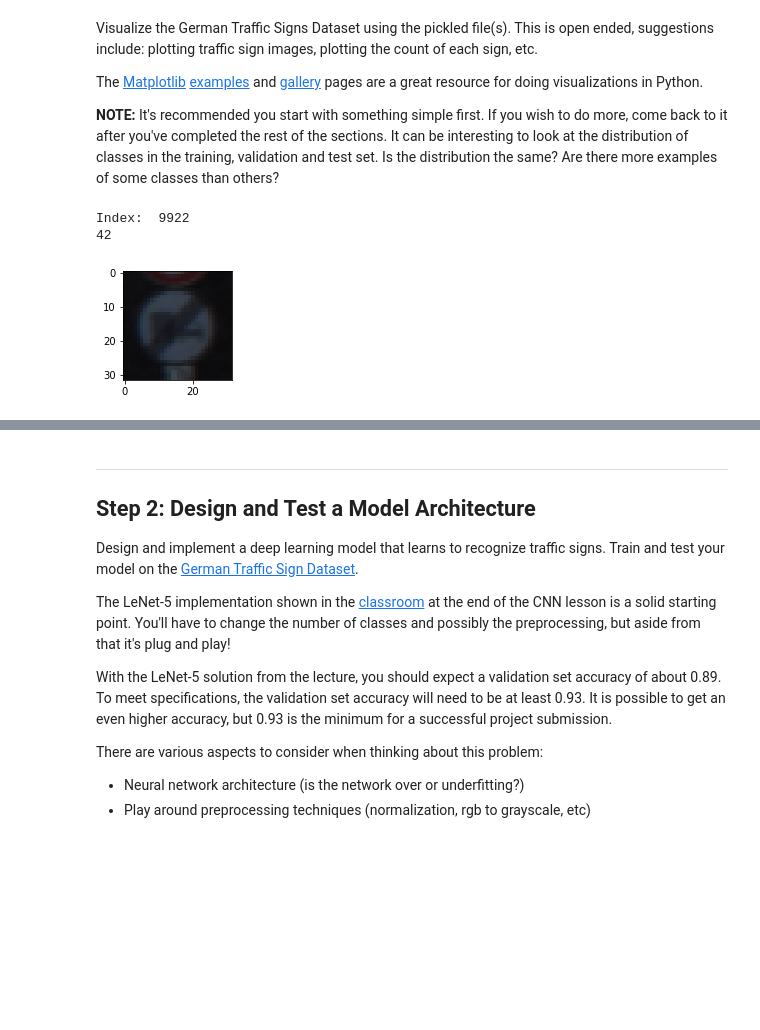
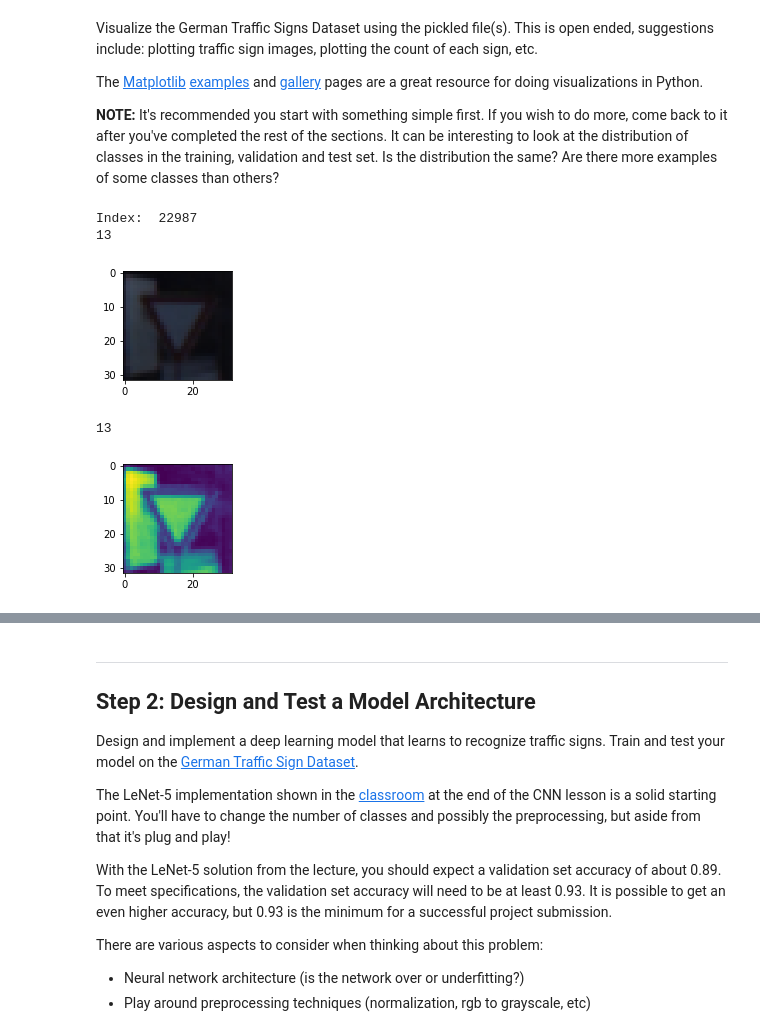
Before and after one commit to darshanj95/Traffic-Sign-Classifier, a Jupyter notebook: Traffic_Sign_Classifier.ipynb, the cells around one changed output, grey strips where cells are left out. Cells and saved outputs as stored; diff of their text form; code cells hidden in the pictures; blank space fills up the shorter version.

Commit message:
exploratory visualization

```diff
--- a/Traffic_Sign_Classifier.ipynb
+++ b/Traffic_Sign_Classifier.ipynb
@@ -25,9 +25,9 @@ import pickle
 
 # TODO: Fill this in based on where you saved the training and testing data
 
-training_file = "train.p"
-validation_file= "valid.p"
-testing_file = "test.p"
+training_file = "/Users/darshanjain/Documents/traffic-signs-data/train.p"
+validation_file= "/Users/darshanjain/Documents/traffic-signs-data/valid.p"
+testing_file = "/Users/darshanjain/Documents/traffic-signs-data/test.p"
 
 with open(training_file, mode='rb') as f:
     train = pickle.load(f)
@@ -92,3 +92,11 @@ Visualize the German Traffic Signs Dataset using the pickled file(s). This is op
 The [Matplotlib](http://matplotlib.org/) [examples](http://matplotlib.org/examples/index.html) and [gallery](http://matplotlib.org/gallery.html) pages are a great resource for doing visualizations in Python.
 
 **NOTE:** It's recommended you start with something simple first. If you wish to do more, come back to it after you've completed the rest of the sections. It can be interesting to look at the distribution of classes in the training, validation and test set. Is the distribution the same? Are there more examples of some classes than others?
+# %%
+from skimage import exposure
+import numpy as np
+
+exp_img = exposure.equalize_hist(X_train)
+gray_exp_img = np.sum(exp_img/3, axis = 3, keepdims=True)
+gray_img = np.sum(X_train/3, axis = 3, keepdims=True)
+exp_gray_img = exposure.equalize_hist(gray_img)
@@ -100,7 +120,6 @@ The [Matplotlib](http://matplotlib.org/) [examples](http://matplotlib.org/exampl
 %matplotlib inline
 
 import random
-import numpy as np
 import matplotlib.pyplot as plt
 
 index = random.randint(0, len(X_train))
@@ -110,6 +129,14 @@ plt.figure(figsize=(2,2))
 plt.imshow(image)
 print(y_train[index])
 # %% [output]
-Index:  9922
-42
+Index:  22987
+13
-[figure, old version]
+[figure, new version]
+# %%
+#gray scale and increase contrast
+plt.figure(figsize=(2,2))
+plt.imshow(exp_gray_img[index])
+print(y_train[index])
+# %% [output]
+13
+[figure, added]
```
Also changed, not shown: parts of 21 cells of this notebook.
